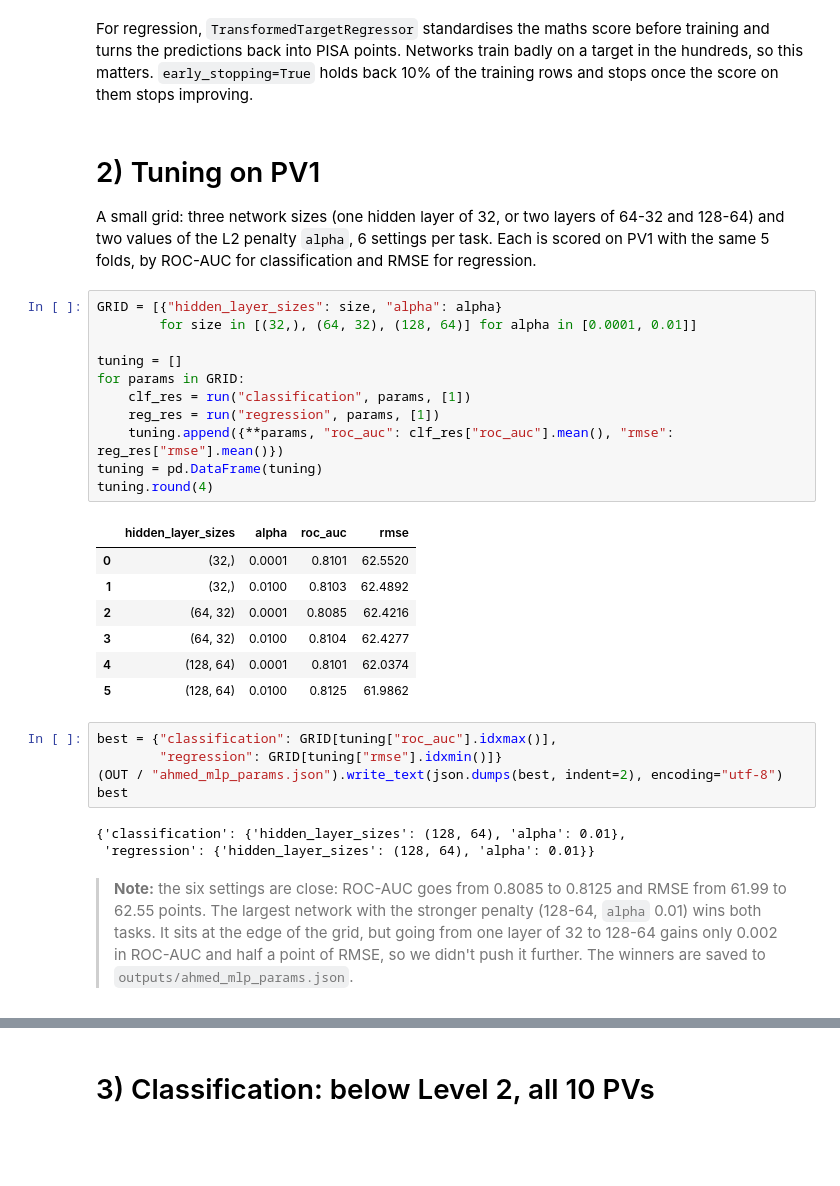
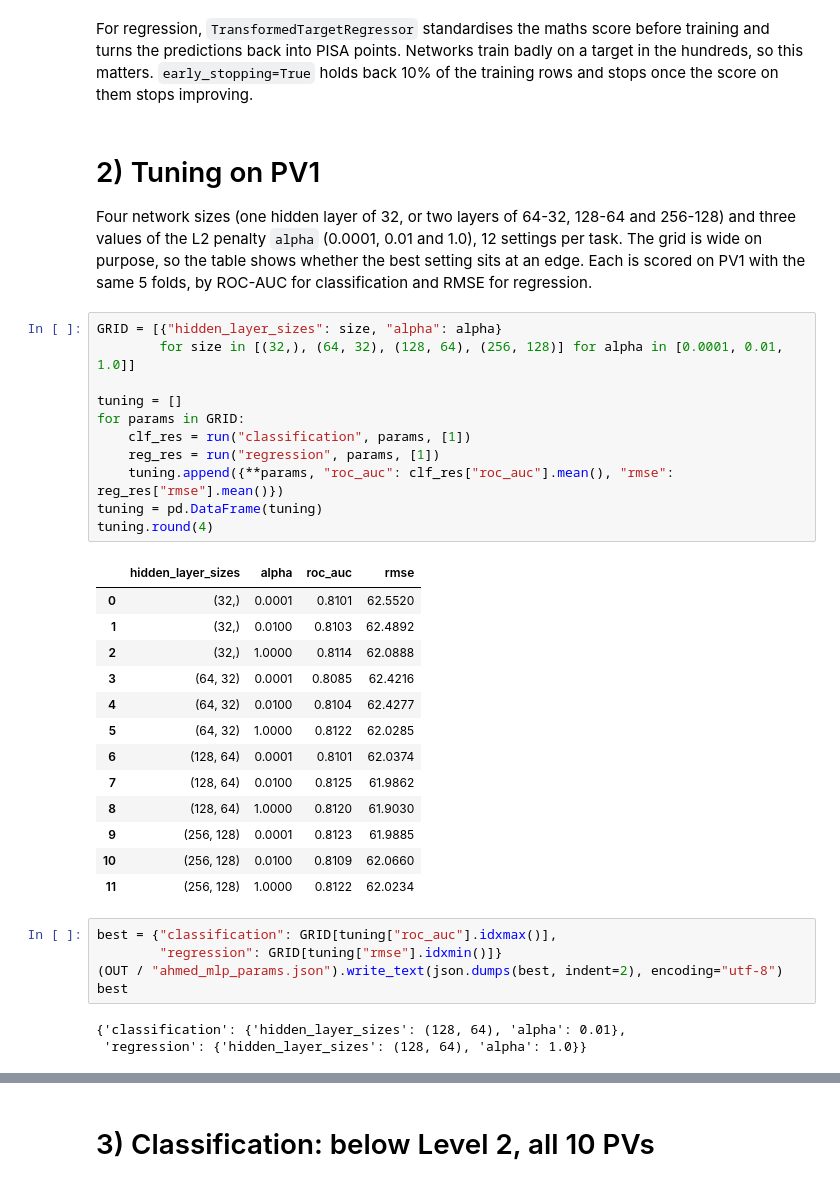
Before and after one commit to Dev-Ahmad-Abdallah/F21DL-PISA-2022, a Jupyter notebook: 04_neural-networks/ahmed_mlp.ipynb, the cells around one changed output, grey strips where cells are left out. Cells and saved outputs as stored; diff of their text form; blank space fills up the shorter version.

```diff
--- a/04_neural-networks/ahmed_mlp.ipynb
+++ b/04_neural-networks/ahmed_mlp.ipynb
@@ -106,26 +106,32 @@ def rubin(res):
 For regression, `TransformedTargetRegressor` standardises the maths score before training and turns the predictions back into PISA points. Networks train badly on a target in the hundreds, so this matters. `early_stopping=True` holds back 10% of the training rows and stops once the score on them stops improving.
 # %% [markdown]
 # 2) Tuning on PV1
-A small grid: three network sizes (one hidden layer of 32, or two layers of 64-32 and 128-64) and two values of the L2 penalty `alpha`, 6 settings per task. Each is scored on PV1 with the same 5 folds, by ROC-AUC for classification and RMSE for regression.
+Four network sizes (one hidden layer of 32, or two layers of 64-32, 128-64 and 256-128) and three values of the L2 penalty `alpha` (0.0001, 0.01 and 1.0), 12 settings per task. The grid is wide on purpose, so the table shows whether the best setting sits at an edge. Each is scored on PV1 with the same 5 folds, by ROC-AUC for classification and RMSE for regression.
 # %%
 GRID = [{"hidden_layer_sizes": size, "alpha": alpha}
-        for size in [(32,), (64, 32), (128, 64)] for alpha in [0.0001, 0.01]]
+        for size in [(32,), (64, 32), (128, 64), (256, 128)] for alpha in [0.0001, 0.01, 1.0]]
 
 tuning = []
 for params in GRID:
     clf_res = run("classification", params, [1])
     reg_res = run("regression", params, [1])
     tuning.append({**params, "roc_auc": clf_res["roc_auc"].mean(), "rmse": reg_res["rmse"].mean()})
 tuning = pd.DataFrame(tuning)
 tuning.round(4)
 # %% [output]
 |  | hidden_layer_sizes | alpha | roc_auc | rmse |
 | 0 | (32,) | 0.0001 | 0.8101 | 62.5520 |
 | 1 | (32,) | 0.0100 | 0.8103 | 62.4892 |
-| 2 | (64, 32) | 0.0001 | 0.8085 | 62.4216 |
-| 3 | (64, 32) | 0.0100 | 0.8104 | 62.4277 |
-| 4 | (128, 64) | 0.0001 | 0.8101 | 62.0374 |
-| 5 | (128, 64) | 0.0100 | 0.8125 | 61.9862 |
+| 2 | (32,) | 1.0000 | 0.8114 | 62.0888 |
+| 3 | (64, 32) | 0.0001 | 0.8085 | 62.4216 |
+| 4 | (64, 32) | 0.0100 | 0.8104 | 62.4277 |
+| 5 | (64, 32) | 1.0000 | 0.8122 | 62.0285 |
+| 6 | (128, 64) | 0.0001 | 0.8101 | 62.0374 |
+| 7 | (128, 64) | 0.0100 | 0.8125 | 61.9862 |
+| 8 | (128, 64) | 1.0000 | 0.8120 | 61.9030 |
+| 9 | (256, 128) | 0.0001 | 0.8123 | 61.9885 |
+| 10 | (256, 128) | 0.0100 | 0.8109 | 62.0660 |
+| 11 | (256, 128) | 1.0000 | 0.8122 | 62.0234 |
 # %%
 best = {"classification": GRID[tuning["roc_auc"].idxmax()],
         "regression": GRID[tuning["rmse"].idxmin()]}
@@ -133,6 +139,4 @@ best = {"classification": GRID[tuning["roc_auc"].idxmax()],
 best
 # %% [output]
 {'classification': {'hidden_layer_sizes': (128, 64), 'alpha': 0.01},
- 'regression': {'hidden_layer_sizes': (128, 64), 'alpha': 0.01}}
+ 'regression': {'hidden_layer_sizes': (128, 64), 'alpha': 1.0}}
-# %% [markdown]
-> **Note:** the six settings are close: ROC-AUC goes from 0.8085 to 0.8125 and RMSE from 61.99 to 62.55 points. The largest network with the stronger penalty (128-64, `alpha` 0.01) wins both tasks. It sits at the edge of the grid, but going from one layer of 32 to 128-64 gains only 0.002 in ROC-AUC and half a point of RMSE, so we didn't push it further. The winners are saved to `outputs/ahmed_mlp_params.json`.
```
Also changed, not shown: parts of 16 cells of this notebook, 12 other files.
